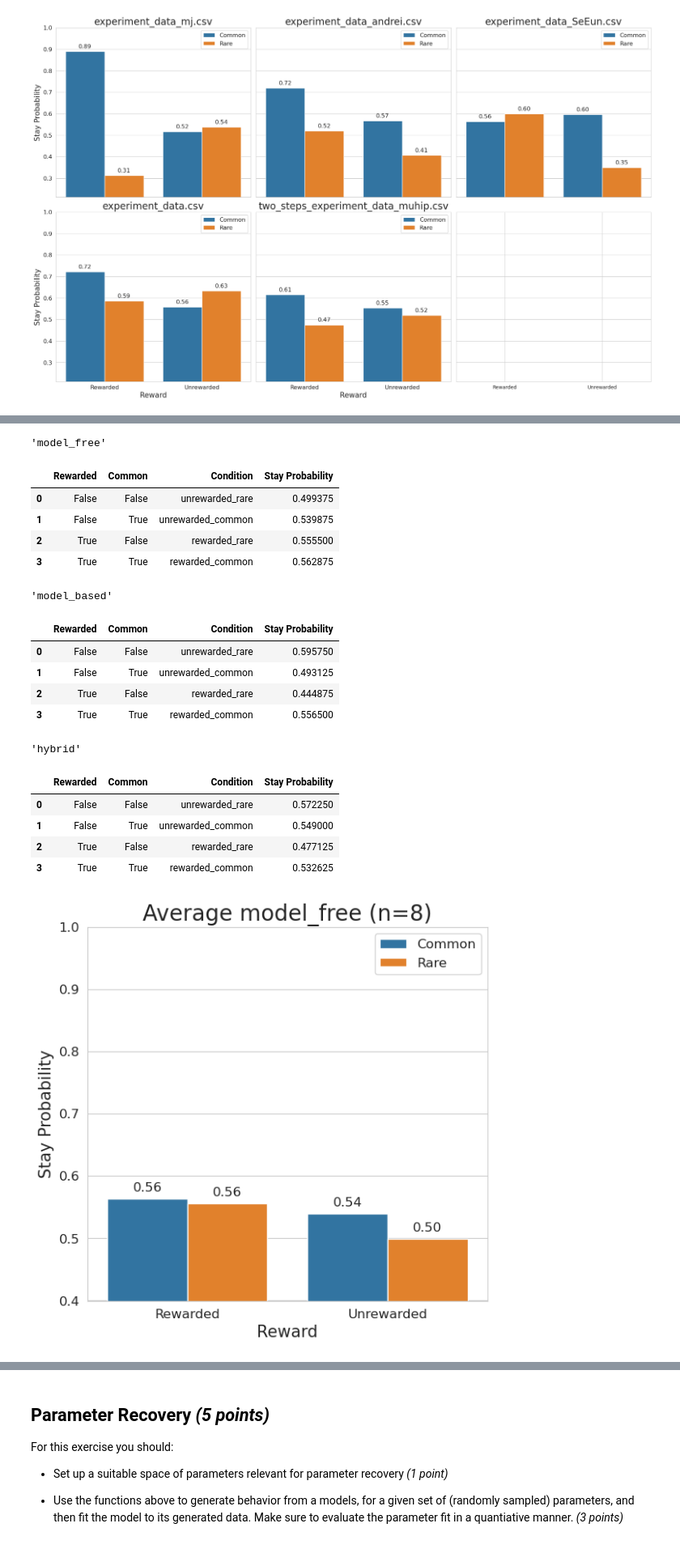
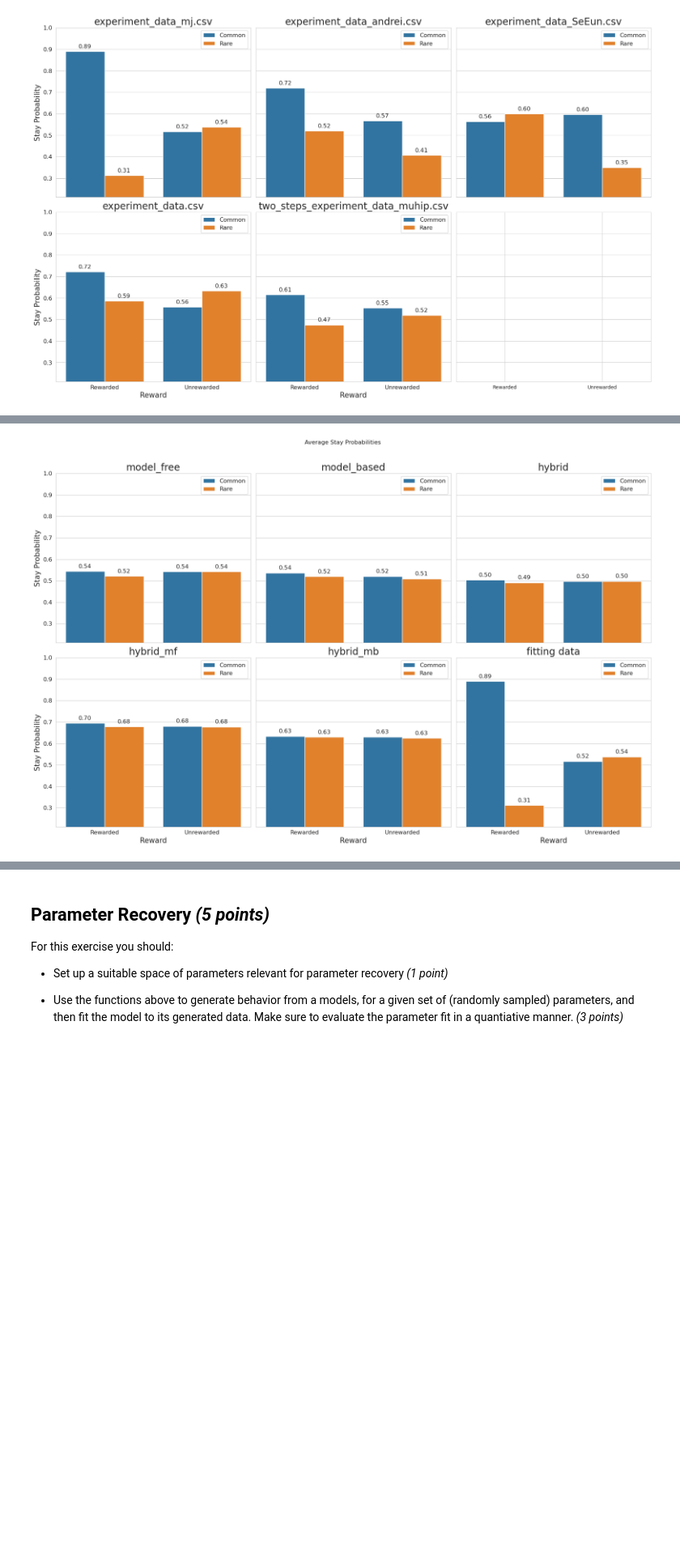
Before and after one commit to imtezcan/rl-twoStepTask, a Jupyter notebook: modeling_procedure.ipynb, the cells around one changed output, grey strips where cells are left out. Shown at 81% size. Saved outputs shown, nothing was run; the diff lists cells and outputs as text; code cells hidden in the pictures; blank space fills up the shorter version.

```diff
--- a/modeling_procedure.ipynb
+++ b/modeling_procedure.ipynb
@@ -304,0 +370,14 @@ Best log likelihood: -298.2576681744626
+# %%
+# model free as special cases of hybrid model
+param_space_hybrid_mf = param_space_hybrid.copy()
+param_space_hybrid_mf['w'] = np.array([0.0])
+best_fitted_params_hybrid_mf_minimize, best_LL_hybrid_mf_minimize = fit_with_minimize(param_space_hybrid_mf, data,
+                                                        agent_type='hybrid', consider_both_stages=CONSIDER_BOTH_STAGES,
+                                                        num_initialization=N_INITILIZATION)
+# %%
+# model based as special cases of hybrid model
+param_space_hybrid_mb = param_space_hybrid.copy()
+param_space_hybrid_mb['w'] = np.array([1.0])
+best_fitted_params_hybrid_mb_minimize, best_LL_hybrid_mb_minimize = fit_with_minimize(param_space_hybrid_mb, data,
+                                                        agent_type='hybrid', consider_both_stages=CONSIDER_BOTH_STAGES,
+                                                        num_initialization=N_INITILIZATION)
@@ -364,0 +479,12 @@ seed: 39
+# %%
+# plot fited models behavior
+data_best_mf = calculate_running_step_probabilities(data_best_mf)
+data_best_mb = calculate_running_step_probabilities(data_best_mb)
+data_best_hybrid = calculate_running_step_probabilities(data_best_hybrid)
+data_best_hybrid_mf = calculate_running_step_probabilities(data_best_hybrid_mf)
+data_best_hybrid_mb = calculate_running_step_probabilities(data_best_hybrid_mb)
+data = calculate_running_step_probabilities(data)
+
+plot_running_step_probabilities([data_best_mf, data_best_mb, data_best_hybrid, data_best_hybrid_mf, data_best_hybrid_mb, data],
+                                [ 'model_free', 'model_based', 'hybrid', 'hybrid_mf', 'hybrid_mb', 'fitting data'],
+                                window_size=25, title='Running Stay Probabilities', max_plots_per_row=3)
@@ -365,37 +511,26 @@ seed: 39
 # %%
 # take the average
 all_data_mf = pd.concat(sampled_data_mf).reset_index(drop=True)
 all_data_mb = pd.concat(sampled_data_mb).reset_index(drop=True)
 all_data_hybrid = pd.concat(sampled_data_hybrid).reset_index(drop=True)
+all_data_hybrid_mf = pd.concat(sampled_data_hybrid_mf).reset_index(drop=True)
+all_data_hybrid_mb = pd.concat(sampled_data_hybrid_mb).reset_index(drop=True)
 # Compute the average stay probabilities
 average_data_mf = all_data_mf.groupby(['Rewarded', 'Common', 'Condition'])['Stay Probability'].mean().reset_index()
 average_data_mb = all_data_mb.groupby(['Rewarded', 'Common', 'Condition'])['Stay Probability'].mean().reset_index()
 average_data_hybrid = all_data_hybrid.groupby(['Rewarded', 'Common', 'Condition'])['Stay Probability'].mean().reset_index()
+average_data_hybrid_mf = all_data_hybrid_mf.groupby(['Rewarded', 'Common', 'Condition'])['Stay Probability'].mean().reset_index()
+average_data_hybrid_mb = all_data_hybrid_mb.groupby(['Rewarded', 'Common', 'Condition'])['Stay Probability'].mean().reset_index()
 # display the average
-display('model_free', average_data_mf)
-display('model_based', average_data_mb)
-display('hybrid', average_data_hybrid)
+# display('model_free', average_data_mf)
+# display('model_based', average_data_mb)
+# display('hybrid', average_data_hybrid)
+# display('hybrid_mf', average_data_hybrid_mf)
+# display('hybrid_mb', average_data_hybrid_mb)
 # plot the average
-plot_stay_probabilities(average_data_mf, labels=f'Average {"model_free"} (n={sample_size})')
-plot_stay_probabilities(average_data_mb, labels=f'Average {"model_based"} (n={sample_size})')
-plot_stay_probabilities(average_data_hybrid, labels=f'Average {"hybrid"} (n={sample_size})')
+data_stay_probabilities, _ = calculate_stay_probability(data)
+plot_stay_probabilities(dfs=[average_data_mf, average_data_mb, average_data_hybrid, average_data_hybrid_mf, average_data_hybrid_mb, data_stay_probabilities],
+                        labels=['model_free', 'model_based', 'hybrid', 'hybrid_mf', 'hybrid_mb', 'fitting data'],
+                        title='Average Stay Probabilities', max_plots_per_row=3)
 # %% [output]
-'model_free'
-|  | Rewarded | Common | Condition | Stay Probability |
-| 0 | False | False | unrewarded_rare | 0.499375 |
-| 1 | False | True | unrewarded_common | 0.539875 |
-| 2 | True | False | rewarded_rare | 0.555500 |
-| 3 | True | True | rewarded_common | 0.562875 |
-'model_based'
-|  | Rewarded | Common | Condition | Stay Probability |
-| 0 | False | False | unrewarded_rare | 0.595750 |
-| 1 | False | True | unrewarded_common | 0.493125 |
-| 2 | True | False | rewarded_rare | 0.444875 |
-| 3 | True | True | rewarded_common | 0.556500 |
-'hybrid'
-|  | Rewarded | Common | Condition | Stay Probability |
-| 0 | False | False | unrewarded_rare | 0.572250 |
-| 1 | False | True | unrewarded_common | 0.549000 |
-| 2 | True | False | rewarded_rare | 0.477125 |
-| 3 | True | True | rewarded_common | 0.532625 |
-[figure, old version]
+[figure, new version]
```
Also changed, not shown: parts of 40 cells of this notebook, 3 other files.
